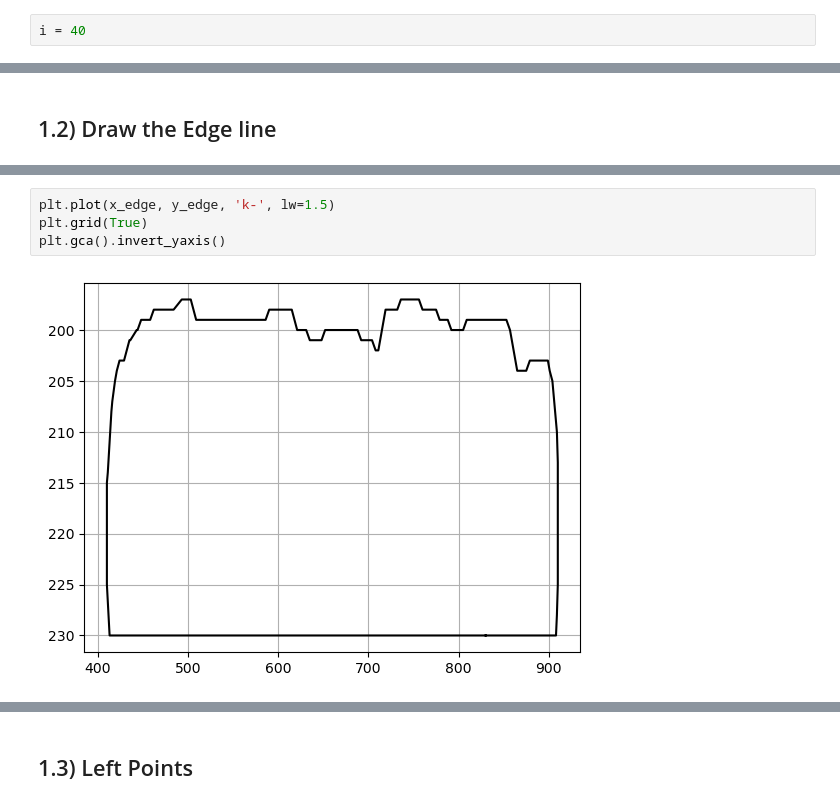
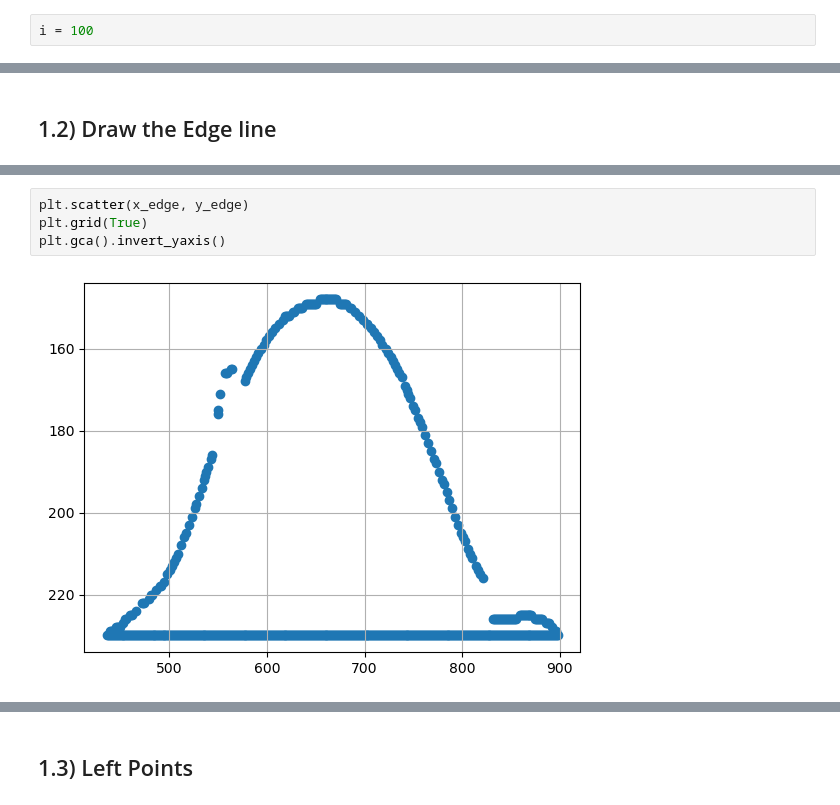
Before and after one commit to joeyanderson1/Summer_Droplet_Impact, a Jupyter notebook: COA Video.ipynb, the cells around one changed output, grey strips where cells are left out. Cells and saved outputs as stored; diff of their text form.

```diff
--- a/COA Video.ipynb
+++ b/COA Video.ipynb
@@ -17,7 +18,7 @@ processed_edges[0,0].shape
 # %% [markdown]
 # 1) Image
 # %%
-i = 40
+i = 100
 # %%
 plt.imshow(processed_edges[0, i], cmap='viridis')
 plt.colorbar()
@@ -160,6 +161,6 @@ plt.show()
 # %%
-plt.plot(x_edge, y_edge, 'k-', lw=1.5)
+plt.scatter(x_edge, y_edge)
 plt.grid(True)
 plt.gca().invert_yaxis()
 # %% [output]
-[figure, old version]
+[figure, new version]
```
Also changed, not shown: parts of 41 cells of this notebook.
